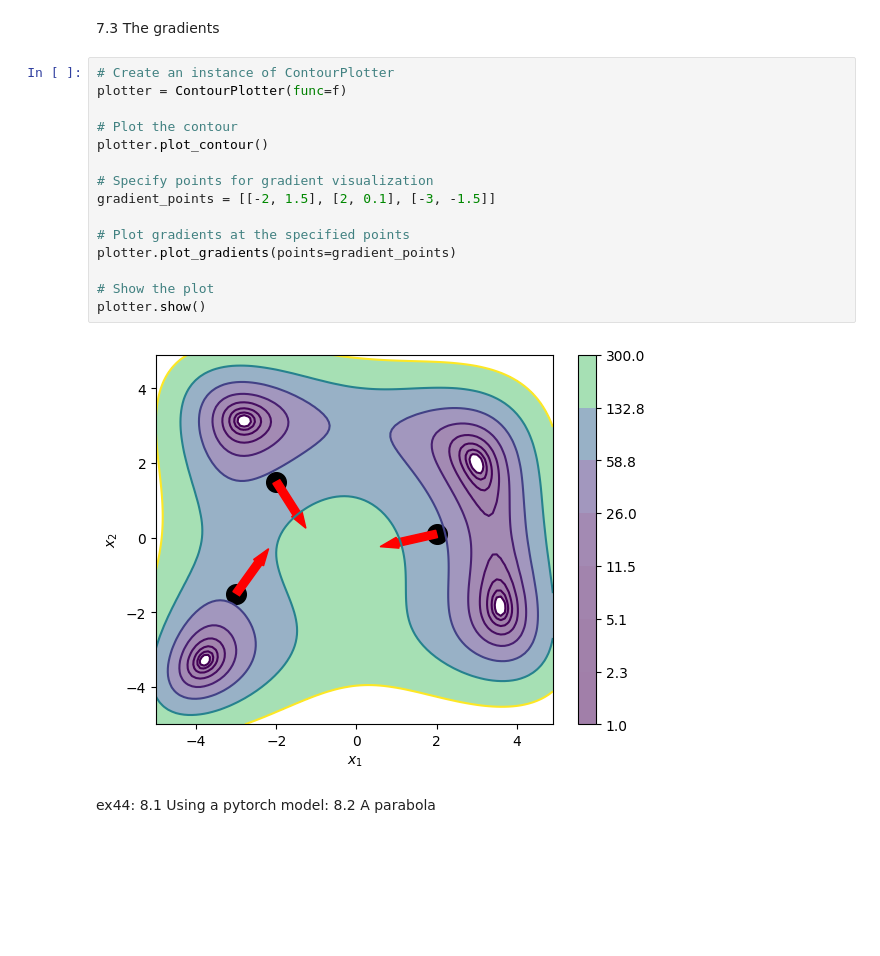
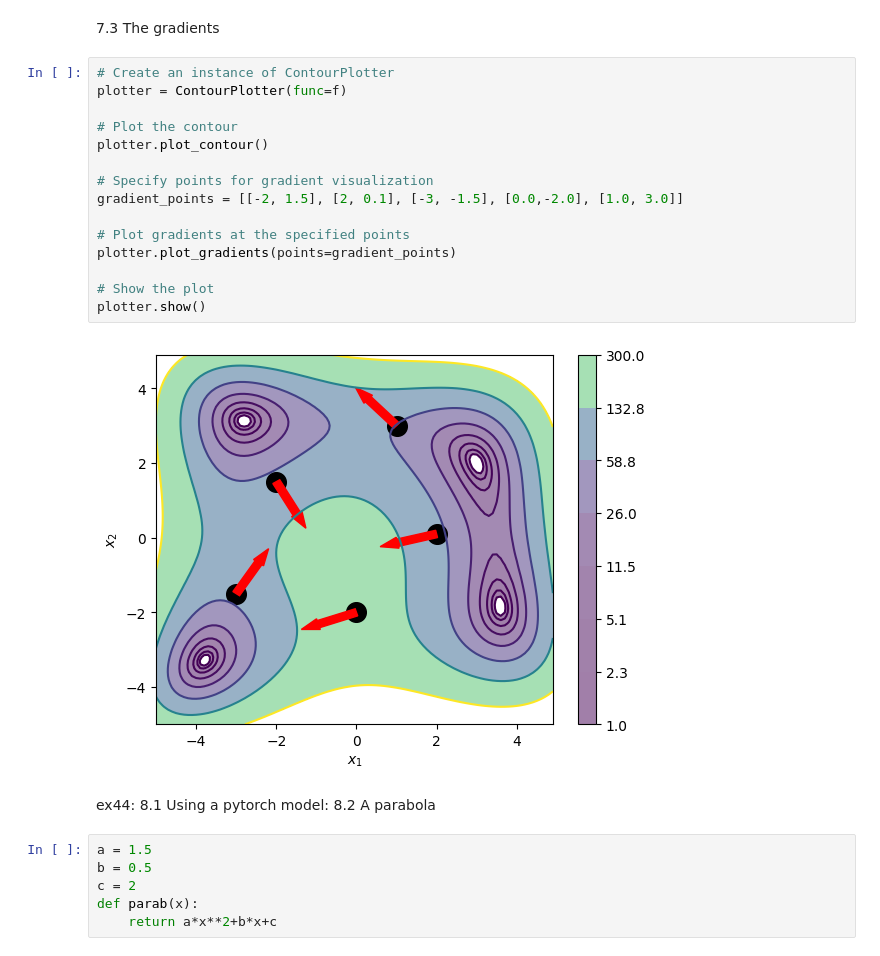
Before and after one commit to Justusperthes/Comphy, a Jupyter notebook: w8/torch.ipynb, the cells around one changed output. Saved outputs shown, nothing was run; the diff lists cells and outputs as text; blank space fills up the shorter version.

```diff
--- a/w8/torch.ipynb
+++ b/w8/torch.ipynb
@@ -485,19 +485,25 @@ plotter.show()
 # %%
 # Create an instance of ContourPlotter
 plotter = ContourPlotter(func=f)
 
 # Plot the contour
 plotter.plot_contour()
 
 # Specify points for gradient visualization
-gradient_points = [[-2, 1.5], [2, 0.1], [-3, -1.5]]
+gradient_points = [[-2, 1.5], [2, 0.1], [-3, -1.5], [0.0,-2.0], [1.0, 3.0]]
 
 # Plot gradients at the specified points
 plotter.plot_gradients(points=gradient_points)
 
 # Show the plot
 plotter.show()
 # %% [output]
-[figure, old version]
+[figure, new version]
 # %% [markdown]
 ex44: 8.1 Using a pytorch model: 8.2 A parabola
+# %%
+a = 1.5
+b = 0.5
+c = 2
+def parab(x):
+    return a*x**2+b*x+c
```
Also changed, not shown: parts of 3 cells of this notebook.
